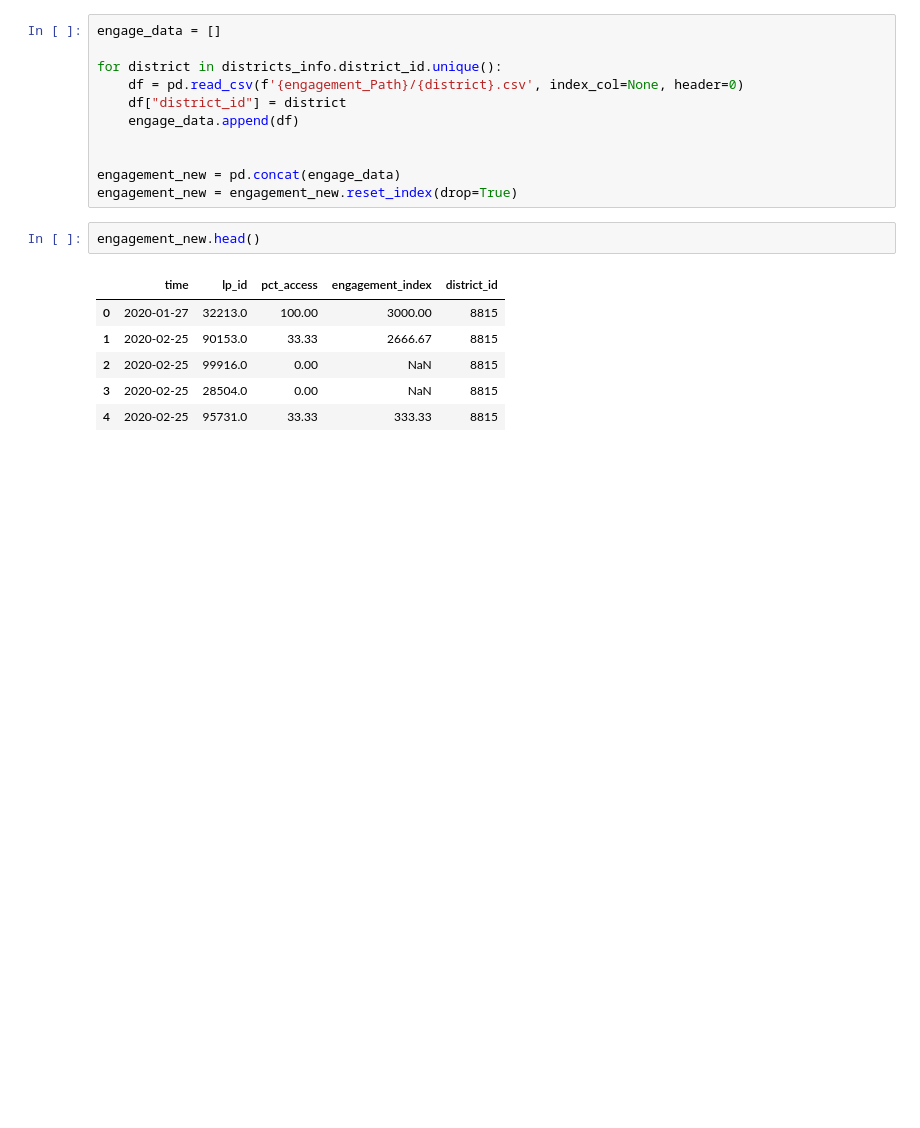
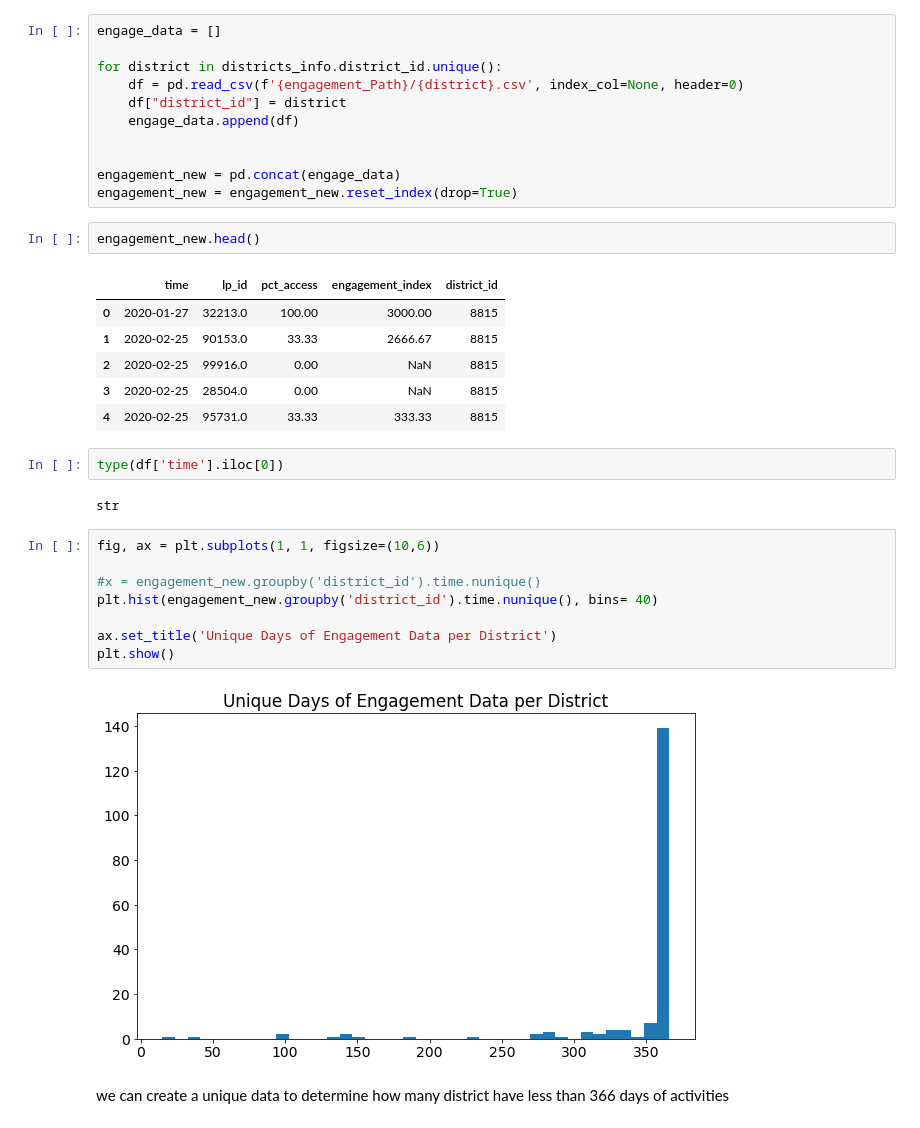
Before and after one commit to AbooNaziha/Covid-19-Impact-on-Digital-Learning, a Jupyter notebook: data_preprocessing.ipynb, the cells around one changed output. Saved outputs shown, nothing was run; the diff lists cells and outputs as text; blank space fills up the shorter version.

Commit message:
data_preprocessing progress

```diff
--- a/data_preprocessing.ipynb
+++ b/data_preprocessing.ipynb
@@ -208,3 +208,20 @@ engagement_new.head()
 | 2 | 2020-02-25 | 99916.0 | 0.00 | NaN | 8815 |
 | 3 | 2020-02-25 | 28504.0 | 0.00 | NaN | 8815 |
 | 4 | 2020-02-25 | 95731.0 | 33.33 | 333.33 | 8815 |
+# %%
+type(df['time'].iloc[0])
+# %% [output]
+str
+# %%
+fig, ax = plt.subplots(1, 1, figsize=(10,6))
+
+#x = engagement_new.groupby('district_id').time.nunique()
+plt.hist(engagement_new.groupby('district_id').time.nunique(), bins= 40)
+
+ax.set_title('Unique Days of Engagement Data per District')
+plt.show()
+# %% [output]
+[figure, added]
+# %% [markdown]
+
+we can create a unique data to determine how many district have less than 366 days of activities
```
Also changed, not shown: parts of 20 cells of this notebook.
